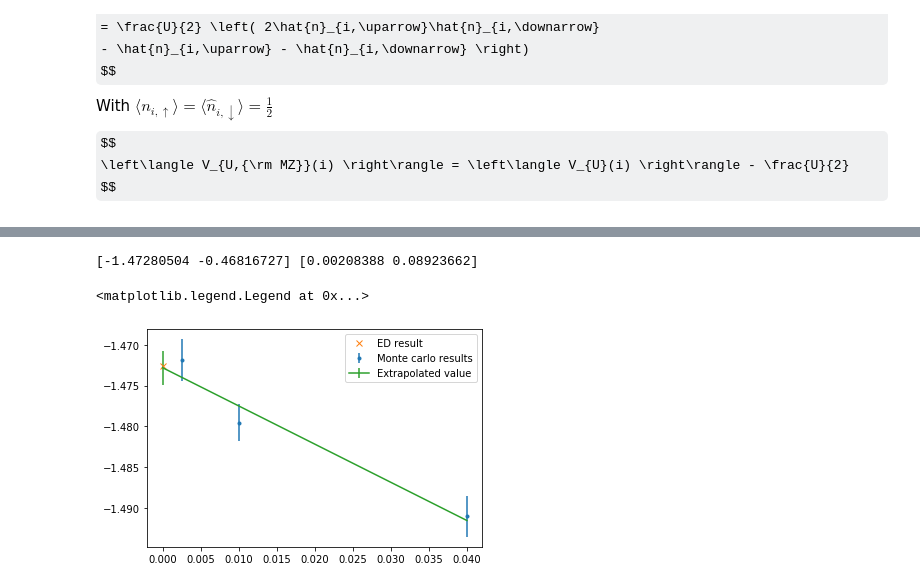
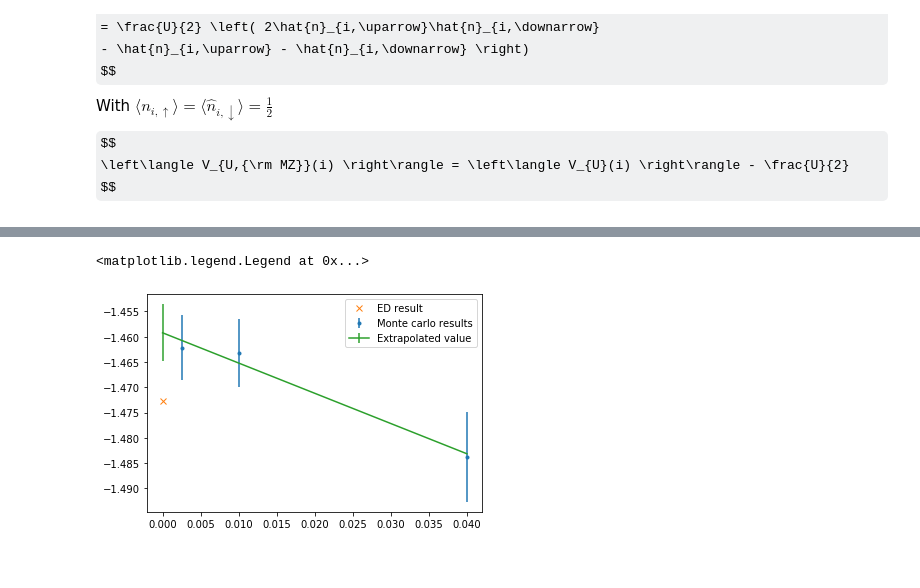
Before and after one commit to ALF-QMC/pyALF, a Jupyter notebook: Notebooks/testing_against_ED-Copy1.ipynb, the cells around one changed output, grey strips where cells are left out. Saved outputs shown, nothing was run; the diff lists cells and outputs as text; code cells hidden in the pictures; some formulas as TeX source.

```diff
--- a/Notebooks/testing_against_ED-Copy1.ipynb
+++ b/Notebooks/testing_against_ED-Copy1.ipynb
@@ -163,0 +150,24 @@ For Dtau values [0.05 0.1  0.2 ] the measured energies are:
+# %%
+dtaus = np.array([0.05, 0.1, 0.2])
+ener, E = extrapolate_dtau(
+    'Hubbard',                       # Hamiltonian
+    {                                # Model and simulation parameters for each Simulation instance
+    'Model': 'Hubbard',              #    Base model
+    'Lattice_type': 'N_leg_ladder',  #    Lattice type
+    'L1': 4,                         #    Lattice length in the first unit vector direction
+    'L2': 1,                         #    Lattice length in the second unit vector direction
+    'Checkerboard': False,           #    Whether checkerboard decomposition is used or not
+    'Symm': True,                    #    Whether symmetrization takes place
+    'ham_T': 1.0,                    #    Hopping parameter
+    'ham_U': 4.0,                    #    Hubbard interaction
+    'ham_Tperp': 0.0,                #    For bilayer systems
+    'beta': 2.0,                     #    Inverse temperature
+    'Ltau': 0,                       #    '1' for time-displaced Green functions; '0' otherwise
+    'NSweep': 1000,                  #    Number of sweeps per bin
+    'NBin': 300,                     #    Number of bins
+    'Mz': False,                      #    If true, sets the M_z-Hubbard model: Nf=2, N_sum=1,
+    'do_ED': True,
+    },                               #             HS field couples to z-component of magnetizatio
+    dtaus,
+    do_ED=True
+    )
@@ -164,18 +192,16 @@ For Dtau values [0.05 0.1  0.2 ] the measured energies are:
 # %%
 plt.errorbar(dtaus**2, ener[:, 0], ener[:, 1], fmt='.', label="Monte carlo results")
 plt.plot(0, E, 'x', label='ED result')
 
 def func(x, y0, a):
     return y0 + a*x**2
-popt1, pcov = curve_fit(func, dtaus, ener[:, 0], sigma=ener[:, 1], absolute_sigma=True)
-perr1 = np.sqrt(np.diag(pcov))
-print(popt1, perr1)
+popt, pcov = curve_fit(func, dtaus, ener[:, 0], sigma=ener[:, 1], absolute_sigma=True)
+perr = np.sqrt(np.diag(pcov))
 xs = np.linspace(0., dtaus.max())
-p = plt.plot(xs**2, func(xs, *popt1))
+p = plt.plot(xs**2, func(xs, *popt))
 
-plt.errorbar(0, popt1[0], perr1[0], label="Extrapolated value", color=p[0].get_color())
+plt.errorbar(0, popt[0], perr[0], label="Extrapolated value", color=p[0].get_color())
 plt.legend()
 # %% [output]
-[-1.47280504 -0.46816727] [0.00208388 0.08923662]
+<matplotlib.legend.Legend at 0x...>
-<matplotlib.legend.Legend at 0x...>
-[figure, old version]
+[figure, new version]
```
Also changed, not shown: parts of 19 cells of this notebook.
